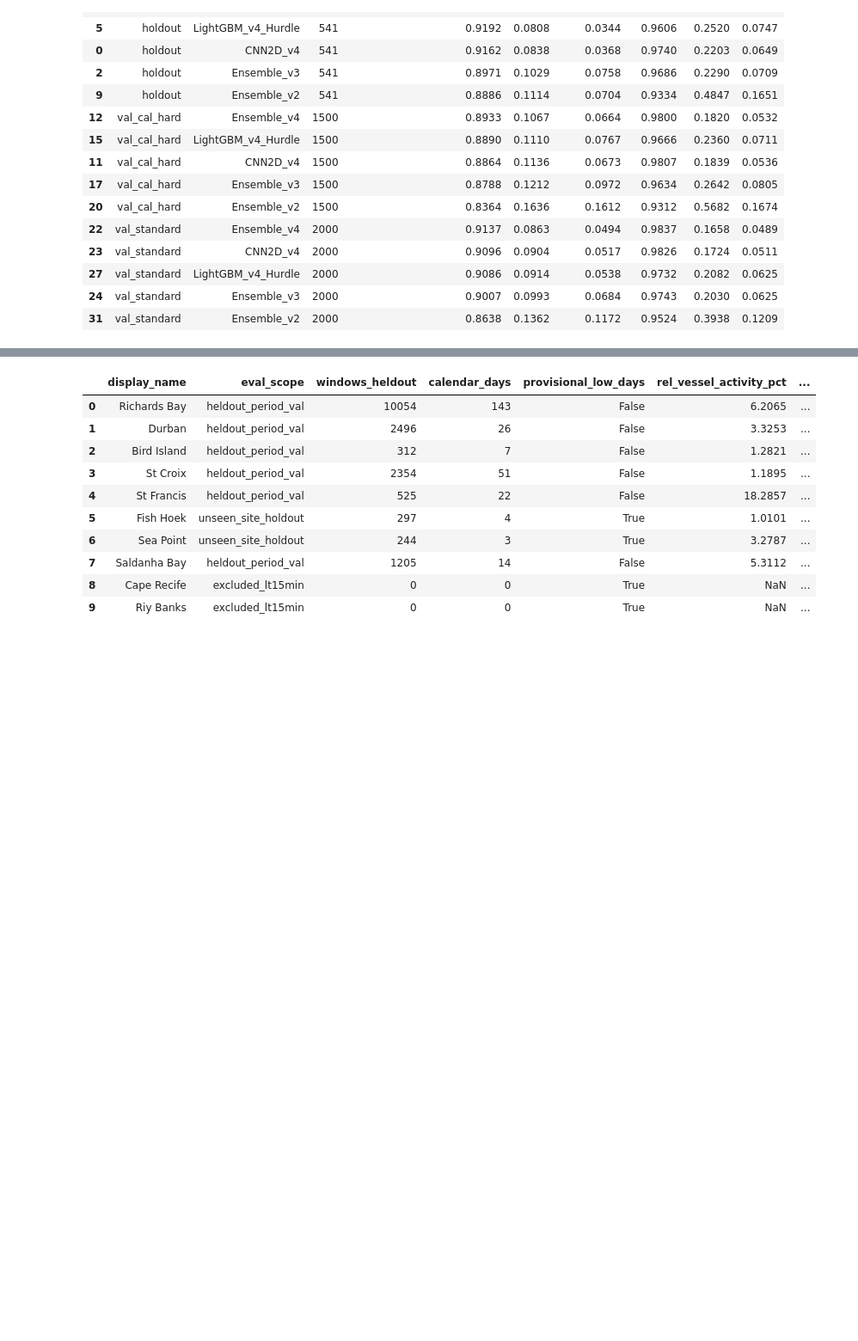
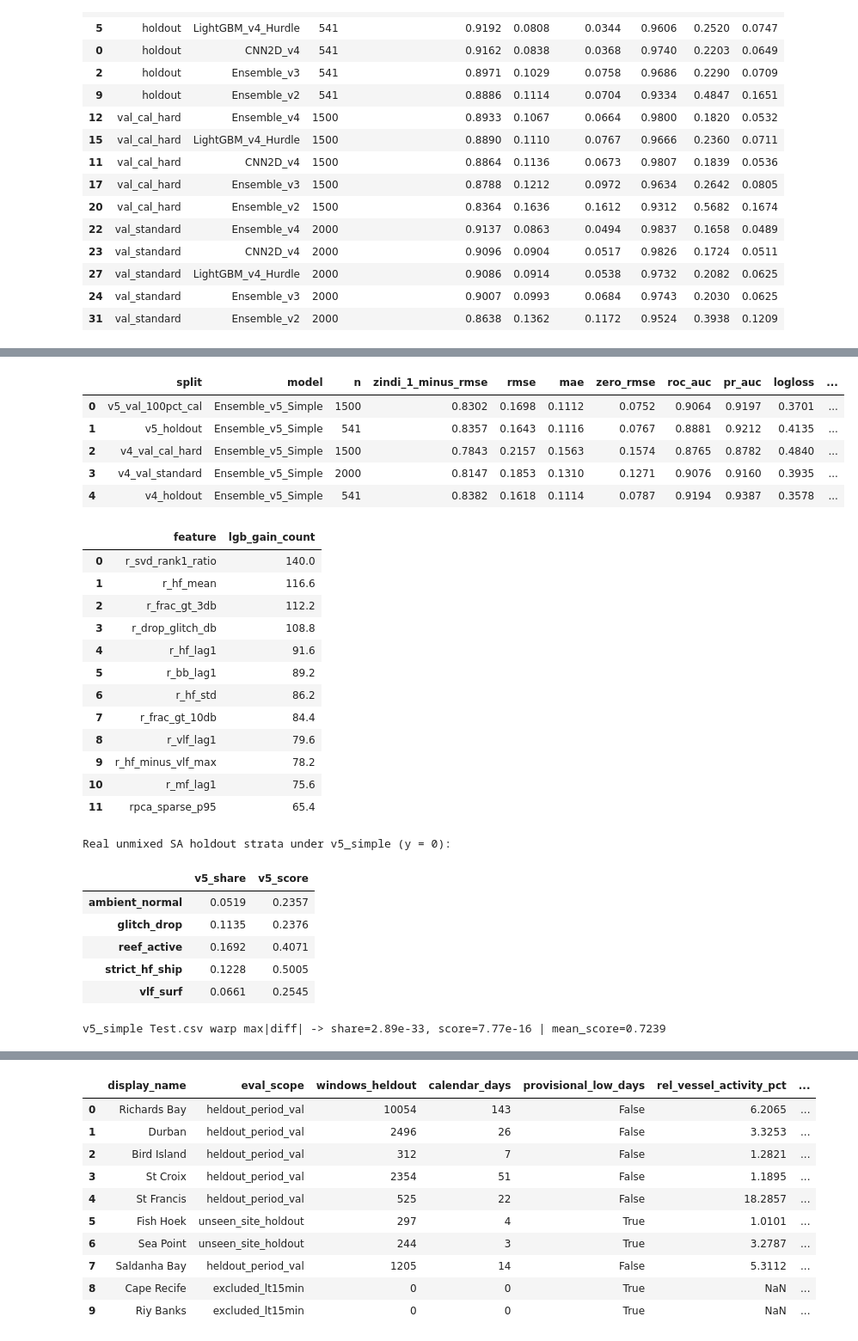
Before and after one commit to ebotchway/french-embassy-underwater-vessel-noise-challenge, a Jupyter notebook: notebooks/03_domain_generalization_v3_v4_and_standards.ipynb, the cells around one changed output, grey strips where cells are left out. Shown at 86% size. Saved outputs shown, nothing was run; the diff lists cells and outputs as text; code cells hidden in the pictures; blank space fills up the shorter version.

```diff
--- a/notebooks/03_domain_generalization_v3_v4_and_standards.ipynb
+++ b/notebooks/03_domain_generalization_v3_v4_and_standards.ipynb
@@ -251 +275,42 @@ plt.show()
+# %%
+v5_cmp = pd.read_csv(ROOT / "reports/modeling_v5_simple/comparison_metrics.csv")
+v5_imp = pd.read_csv(ROOT / "reports/modeling_v5_simple/feature_importance.csv")
+v5_sum = json.loads((ROOT / "reports/modeling_v5_simple/summary.json").read_text())
+
+display(v5_cmp.round(4))
+display(v5_imp.head(12).round(2))
+print("Real unmixed SA holdout strata under v5_simple (y = 0):")
+display(pd.DataFrame(v5_sum["real_sa_holdout_y0_strata"]).T.round(4))
+print(
+    f"v5_simple Test.csv warp max|diff| -> share={v5_sum['test_warp_max_diff_share']:.2e}, "
+    f"score={v5_sum['test_warp_max_diff_score']:.2e} | mean_score={v5_sum['test_score_mean']:.4f}"
+)
+# %% [output]
+|  | split | model | n | zindi_1_minus_rmse | rmse | mae | zero_rmse | roc_auc | pr_auc | logloss | ... |
+| 0 | v5_val_100pct_cal | Ensemble_v5_Simple | 1500 | 0.8302 | 0.1698 | 0.1112 | 0.0752 | 0.9064 | 0.9197 | 0.3701 | ... |
+| 1 | v5_holdout | Ensemble_v5_Simple | 541 | 0.8357 | 0.1643 | 0.1116 | 0.0767 | 0.8881 | 0.9212 | 0.4135 | ... |
+| 2 | v4_val_cal_hard | Ensemble_v5_Simple | 1500 | 0.7843 | 0.2157 | 0.1563 | 0.1574 | 0.8765 | 0.8782 | 0.4840 | ... |
+| 3 | v4_val_standard | Ensemble_v5_Simple | 2000 | 0.8147 | 0.1853 | 0.1310 | 0.1271 | 0.9076 | 0.9160 | 0.3935 | ... |
+| 4 | v4_holdout | Ensemble_v5_Simple | 541 | 0.8382 | 0.1618 | 0.1114 | 0.0787 | 0.9194 | 0.9387 | 0.3578 | ... |
+|  | feature | lgb_gain_count |
+| 0 | r_svd_rank1_ratio | 140.0 |
+| 1 | r_hf_mean | 116.6 |
+| 2 | r_frac_gt_3db | 112.2 |
+| 3 | r_drop_glitch_db | 108.8 |
+| 4 | r_hf_lag1 | 91.6 |
+| 5 | r_bb_lag1 | 89.2 |
+| 6 | r_hf_std | 86.2 |
+| 7 | r_frac_gt_10db | 84.4 |
+| 8 | r_vlf_lag1 | 79.6 |
+| 9 | r_hf_minus_vlf_max | 78.2 |
+| 10 | r_mf_lag1 | 75.6 |
+| 11 | rpca_sparse_p95 | 65.4 |
+Real unmixed SA holdout strata under v5_simple (y = 0):
+|  | v5_share | v5_score |
+| ambient_normal | 0.0519 | 0.2357 |
+| glitch_drop | 0.1135 | 0.2376 |
+| reef_active | 0.1692 | 0.4071 |
+| strict_hf_ship | 0.1228 | 0.5005 |
+| vlf_surf | 0.0661 | 0.2545 |
+v5_simple Test.csv warp max|diff| -> share=2.89e-33, score=7.77e-16 | mean_score=0.7239
 # %% [markdown]
```
Also changed, not shown: parts of 12 cells of this notebook, 23 other files.
